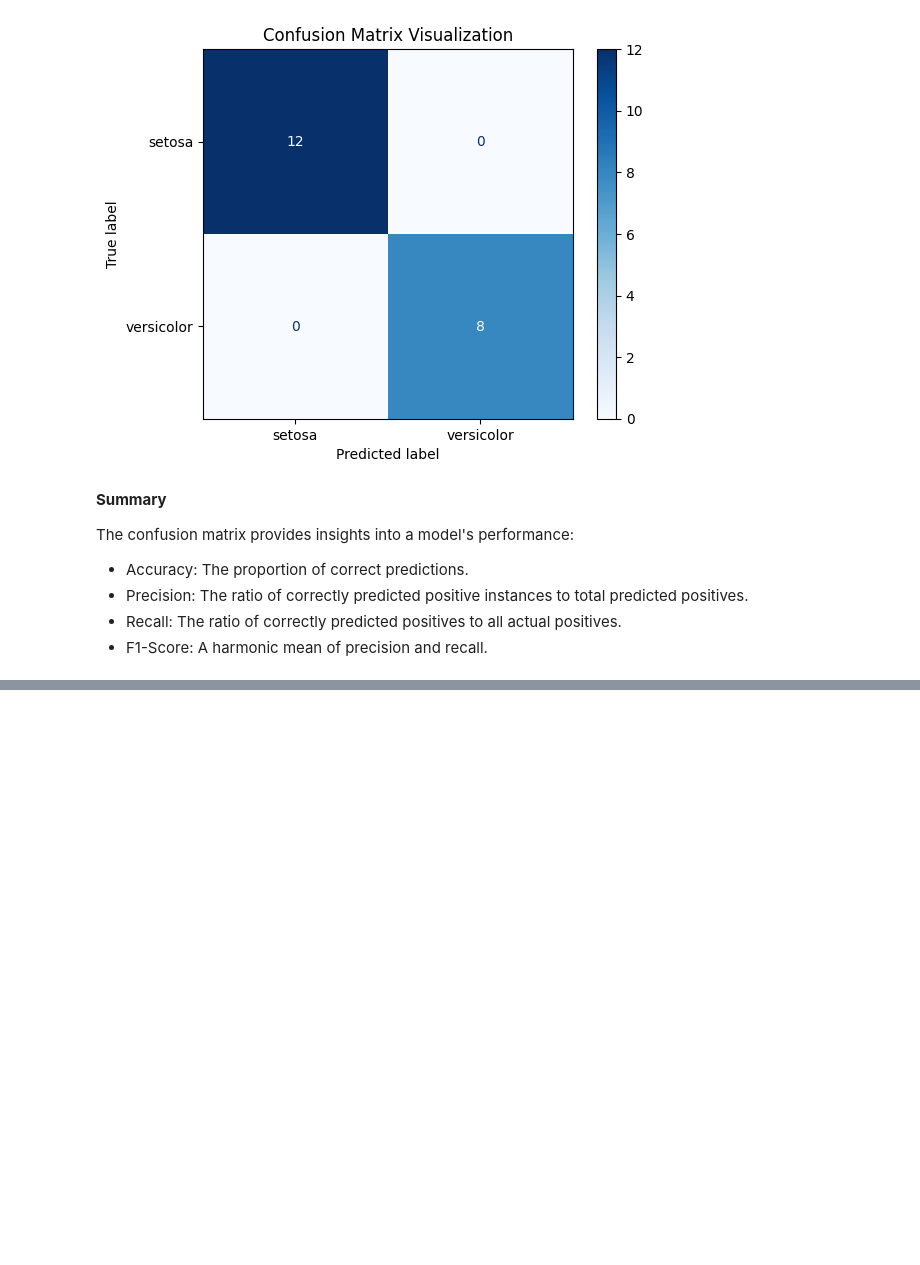
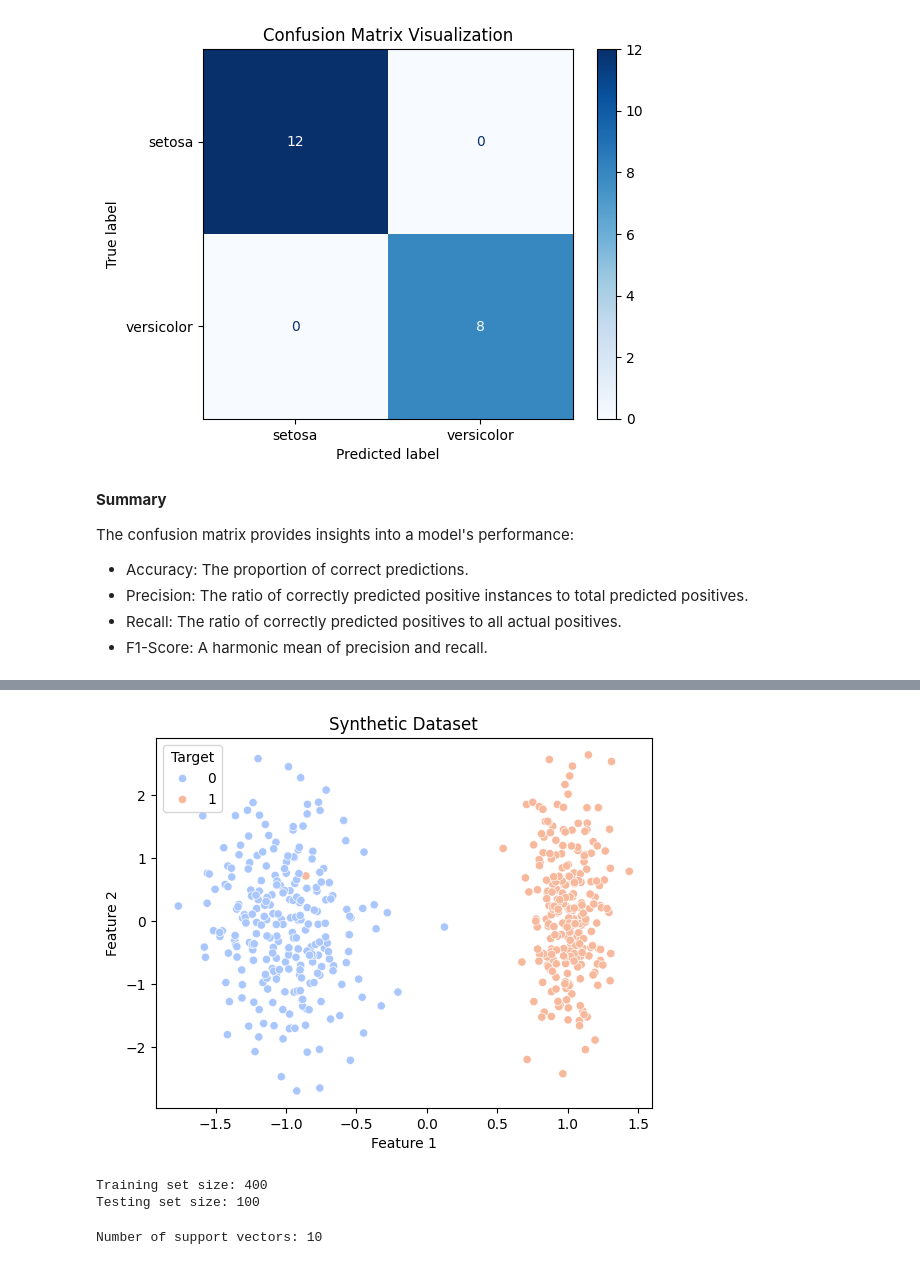
Before and after one commit to shivannadm/Data_Science_path, a Jupyter notebook: Lab_Exercise_05_Data_Science.ipynb, the cells around one changed output, grey strips where cells are left out. Cells and saved outputs as stored; diff of their text form; code cells hidden in the pictures; blank space fills up the shorter version.

```diff
--- a/Lab_Exercise_05_Data_Science.ipynb
+++ b/Lab_Exercise_05_Data_Science.ipynb
@@ -655,0 +679,39 @@ The confusion matrix provides insights into a model's performance:
+# %%
+# Step 2: Generate or Load a Dataset
+# Generate a synthetic dataset
+X, y = make_classification(n_samples=500, n_features=2, n_classes=2,
+                            n_clusters_per_class=1, n_informative=1, n_redundant=0, n_repeated=0, # added parameters
+                            random_state=42)
+
+# Convert to DataFrame for visualization
+df = pd.DataFrame(X, columns=['Feature 1', 'Feature 2'])
+df['Target'] = y
+
+# Visualize the dataset
+sns.scatterplot(x='Feature 1', y='Feature 2', hue='Target', data=df, palette='coolwarm')
+plt.title('Synthetic Dataset')
+plt.show()
+# %% [output]
+[figure, added]
+# %%
+# Step 3: Split the Data
+# Split the dataset into training and testing sets
+X_train, X_test, y_train, y_test = train_test_split(X, y, test_size=0.2, random_state=42)
+
+print(f"Training set size: {len(X_train)}")
+print(f"Testing set size: {len(X_test)}")
+# %% [output]
+Training set size: 400
+Testing set size: 100
+# %%
+# Step 4: Train an SVM Model
+# Initialize the SVM classifier
+svm_model = SVC(kernel='linear', random_state=42)
+
+# Train the model
+svm_model.fit(X_train, y_train)
+
+# Display support vectors
+print(f"Number of support vectors: {len(svm_model.support_vectors_)}")
+# %% [output]
+Number of support vectors: 10
```
Also changed, not shown: parts of 7 cells of this notebook.
